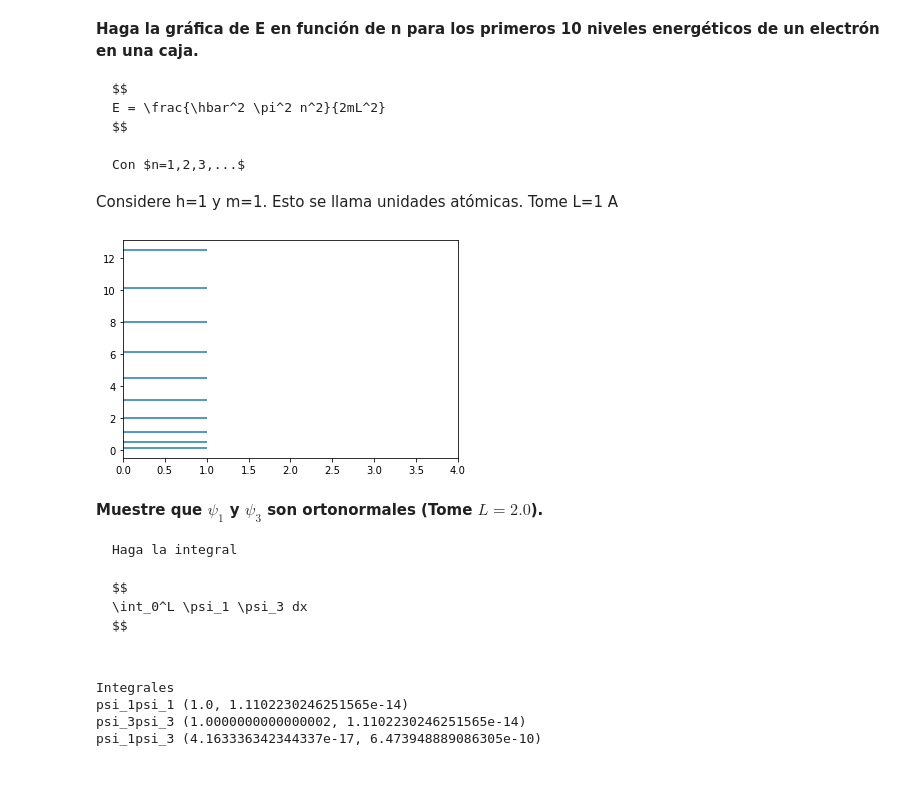
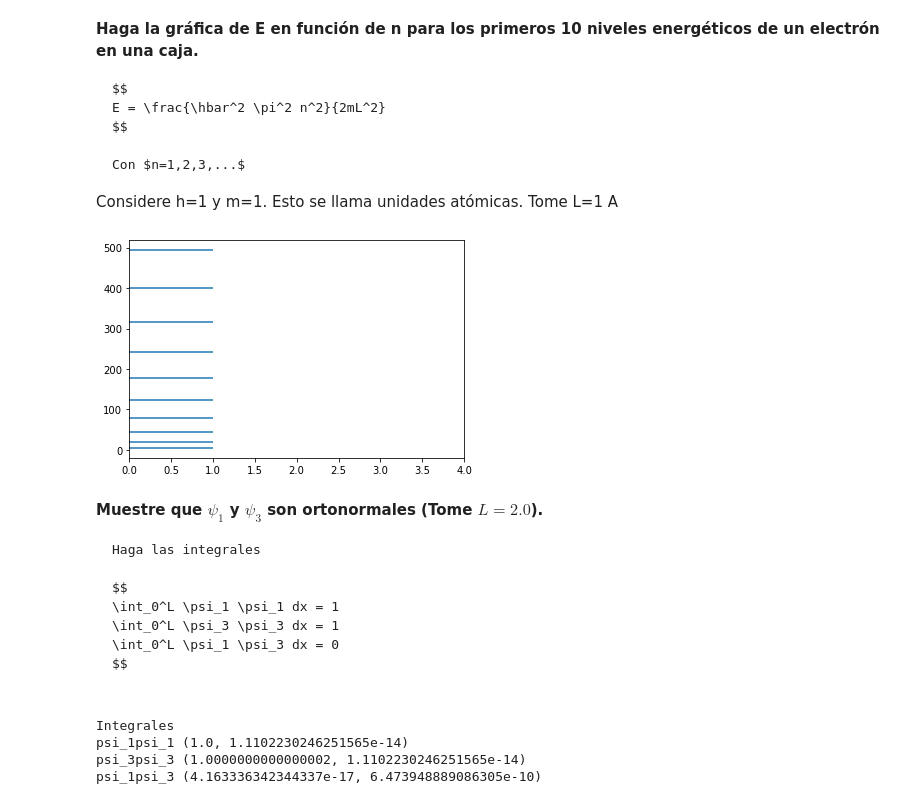
Before and after one commit to felipelewyee/Cuantica-I, a Jupyter notebook: _build/jupyter_execute/Caja.ipynb, the cells around one changed output. Drawn from its saved outputs; the diff is of its cells as text; code cells hidden in the pictures; blank space fills up the shorter version.

````diff
--- a/_build/jupyter_execute/Caja.ipynb
+++ b/_build/jupyter_execute/Caja.ipynb
@@ -93 +112,5 @@ $$
+# %%
+hbar = 1
+m = 1
+L = 4
 # %% [markdown]
@@ -106,11 +128,7 @@ $$
 # %%
 # Gráfica de psi_1 y su cuadrado
 
-import numpy as np
-from matplotlib import pyplot as plt
-
-L=4.0
-n=1.0
+n=1
 
 x=np.linspace(0,L,100)
 
@@ -140,13 +156,9 @@ plt.show()
 # %%
 # Gráfica de psi_1, psi_2, psi_3, psi_4 y su cuadrado
 
-import numpy as np
-from matplotlib import pyplot as plt
-
-L=4.0
 x=np.linspace(0,L,100)
 
-n=1.0
+n=1
 
 psi=np.sqrt(2.0/L)*np.sin(n*np.pi*x/L)
 psi2=psi*psi
@@ -157,7 +169,7 @@ plt.legend()
 plt.axhline(y=0, color='k')
 plt.show()
 
-n=2.0
+n=2
 
 psi=np.sqrt(2.0/L)*np.sin(n*np.pi*x/L)
 psi2=psi*psi
@@ -168,7 +180,7 @@ plt.legend()
 plt.axhline(y=0, color='k')
 plt.show()
 
-n=3.0
+n=3
 
 psi=np.sqrt(2.0/L)*np.sin(n*np.pi*x/L)
 psi2=psi*psi
@@ -179,7 +191,7 @@ plt.legend()
 plt.axhline(y=0, color='k')
 plt.show()
 
-n=4.0
+n=4
 
 psi=np.sqrt(2.0/L)*np.sin(n*np.pi*x/L)
 psi2=psi*psi
@@ -235,23 +243,25 @@ Considere h=1 y m=1. Esto se llama unidades atómicas. Tome L=1 A
 # %%
 # Inserte código para gráfica
 # %%
-from matplotlib import pyplot as plt
+L = 1
 
 for n in range(1,11):
-    plt.hlines(n**2.0/(8.0*(1.0**2.0)),0,1)
+    plt.hlines(hbar**2*np.pi**2*n**2/(2*m*L**2),0,1)
 
 plt.xlim(0,4)
 plt.show()
 # %% [output]
-[figure, old version]
+[figure, new version]
 # %% [markdown]
 **Muestre que $\psi_1$ y $\psi_3$ son ortonormales (Tome $L=2.0$).**
 
 ```{tip}
-Haga la integral
+Haga las integrales
 
 $$
-\int_0^L \psi_1 \psi_3 dx
+\int_0^L \psi_1 \psi_1 dx = 1
+\int_0^L \psi_3 \psi_3 dx = 1
+\int_0^L \psi_1 \psi_3 dx = 0
 $$
 
 ```
````
Also changed, not shown: parts of 13 cells of this notebook, 30 other files.
